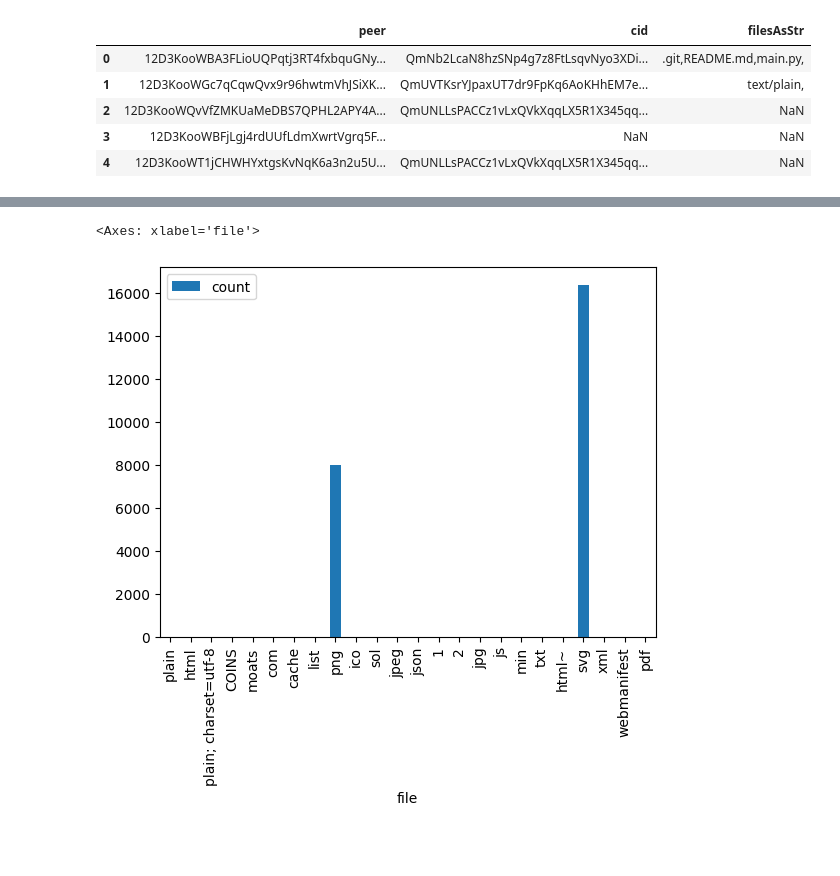
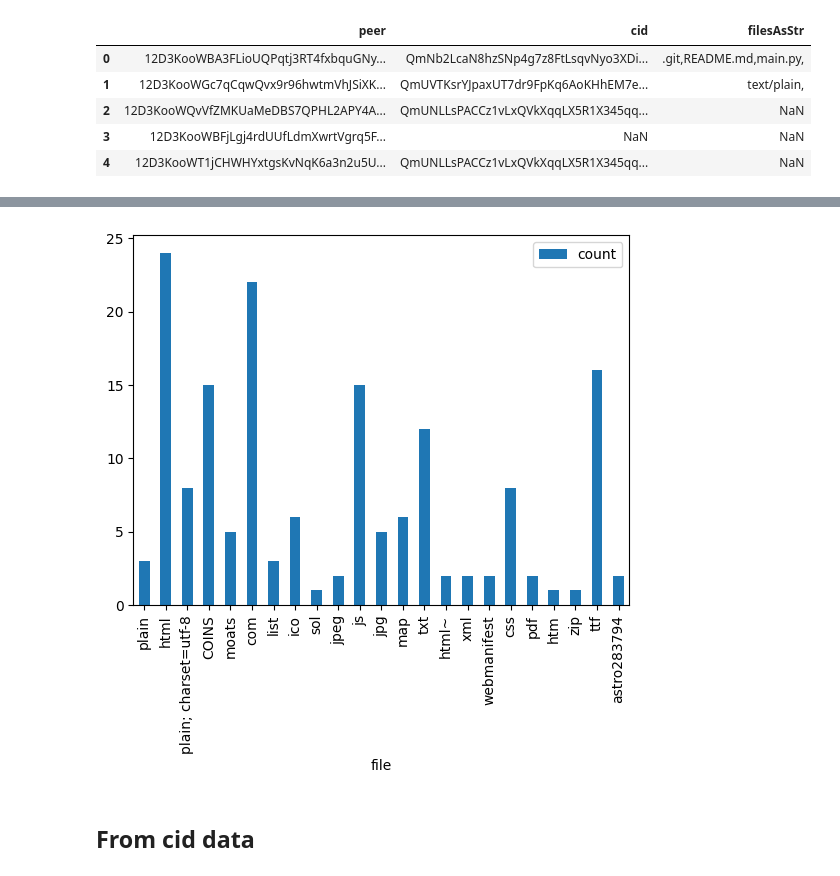
Before and after one commit to AxelGard/seek-ipns, a Jupyter notebook: playground/peer_data.ipynb, the cells around one changed output, grey strips where cells are left out. Drawn from its saved outputs; the diff is of its cells as text; code cells hidden in the pictures; blank space fills up the shorter version.

Commit message:
added data analysis

```diff
--- a/playground/peer_data.ipynb
+++ b/playground/peer_data.ipynb
@@ -1,2 +1,5 @@
+# %%
+SAVE = True
+SAVE_PATH = "../charts/"
 # %%
 import pandas as pd
@@ -20,27 +24,29 @@ total
 # %%
 from collections import defaultdict
 files = list(df["filesAsStr"][df["filesAsStr"].notnull()].values)
 types_of_files = defaultdict(int)
 for file in files:
     if "," in file:
         for f in file.split(","):
             if "." in f:
-                types_of_files[f.split(".")[1]]+=1
+                types_of_files[f.split(".")[-1]]+=1
             elif "/" in f:
                 types_of_files[f.split("/")[1]]+=1
     else:
         types_of_files[file] +=1
 del types_of_files["png"]
 del types_of_files["svg"]
+del types_of_files["json"]
 temp = {
     "file":[],
     "count":[]
 }
 for k,v in types_of_files.items():
     temp["file"].append(k)
     temp["count"].append(v)
 types_of_files = dict(types_of_files)
 pd.DataFrame(temp).set_index("file").plot.bar()
+if SAVE:
+    plt.savefig(SAVE_PATH+"format_count.png")
 # %% [output]
-<Axes: xlabel='file'>
-[figure, old version]
+[figure, new version]
@@ -46,0 +56,2 @@ pd.DataFrame(temp).set_index("file").plot.bar()
+# %% [markdown]
+## From cid data
```
Also changed, not shown: parts of 13 cells of this notebook, 11 other files.
